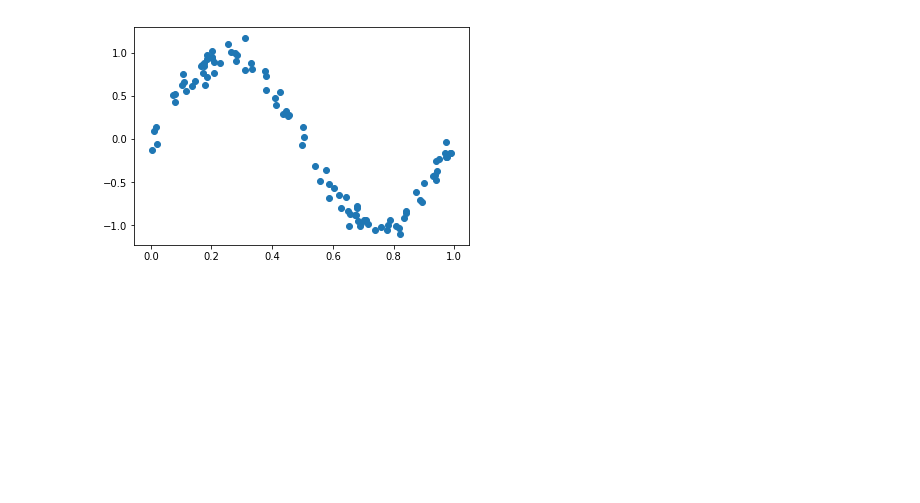
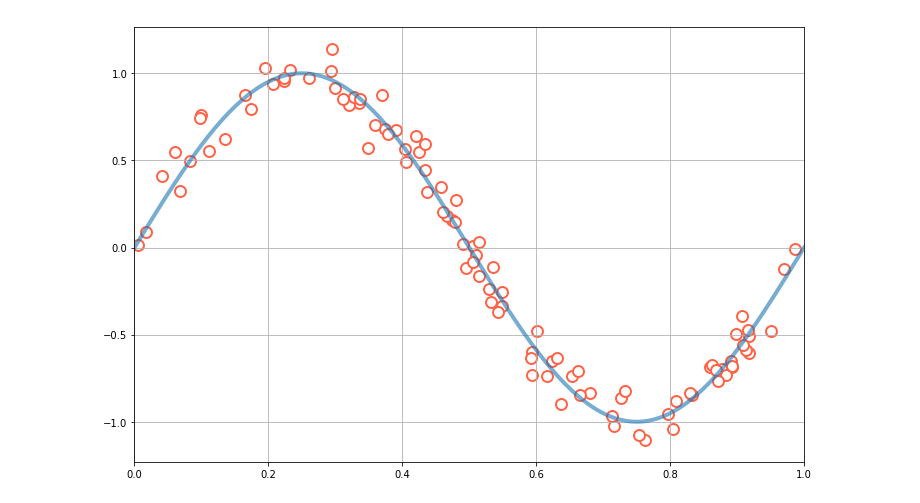
Before and after one commit to sharijyu/sandbox, a Jupyter notebook: Baysian_Linear_Regression.ipynb, the cells around one changed output. Cells and saved outputs as stored; diff of their text form; code cells hidden in the pictures; blank space fills up the shorter version.

```diff
--- a/Baysian_Linear_Regression.ipynb
+++ b/Baysian_Linear_Regression.ipynb
@@ -24,13 +33,18 @@ class gaussian_basis:
 # %%
 samples = 100
 
+x = np.linspace(0, 1, 200)
 x_rand = uniform_variable_generator(samples)
-y_noised = np.sin(2 * np.pi * x_rand) + noise_generator(samples)
+y_noised = np.sin(2 * np.pi * x_rand) + noise_generator(samples, beta=0.1)
 
-plt.scatter(x_rand, y_noised)
+plt.figure(figsize=(12,8))
+plt.scatter(x_rand, y_noised, s=120, facecolor='white', edgecolors='tomato', linewidth=2)
+plt.plot(x, np.sin(2 * np.pi * x), linewidth=4, alpha=0.6)
+plt.xlim([0.0,1.0])
+plt.grid()
 plt.show()
 # %% [output]
-[figure, old version]
+[figure, new version]
 # %%
 mu_basis = [0.1, 0.2, 0.3, 0.4, 0.5, 0.6, 0.7, 0.8, 0.9]
 sigma_basis = 0.1
```
Also changed, not shown: parts of 8 cells of this notebook, 1 other file.
